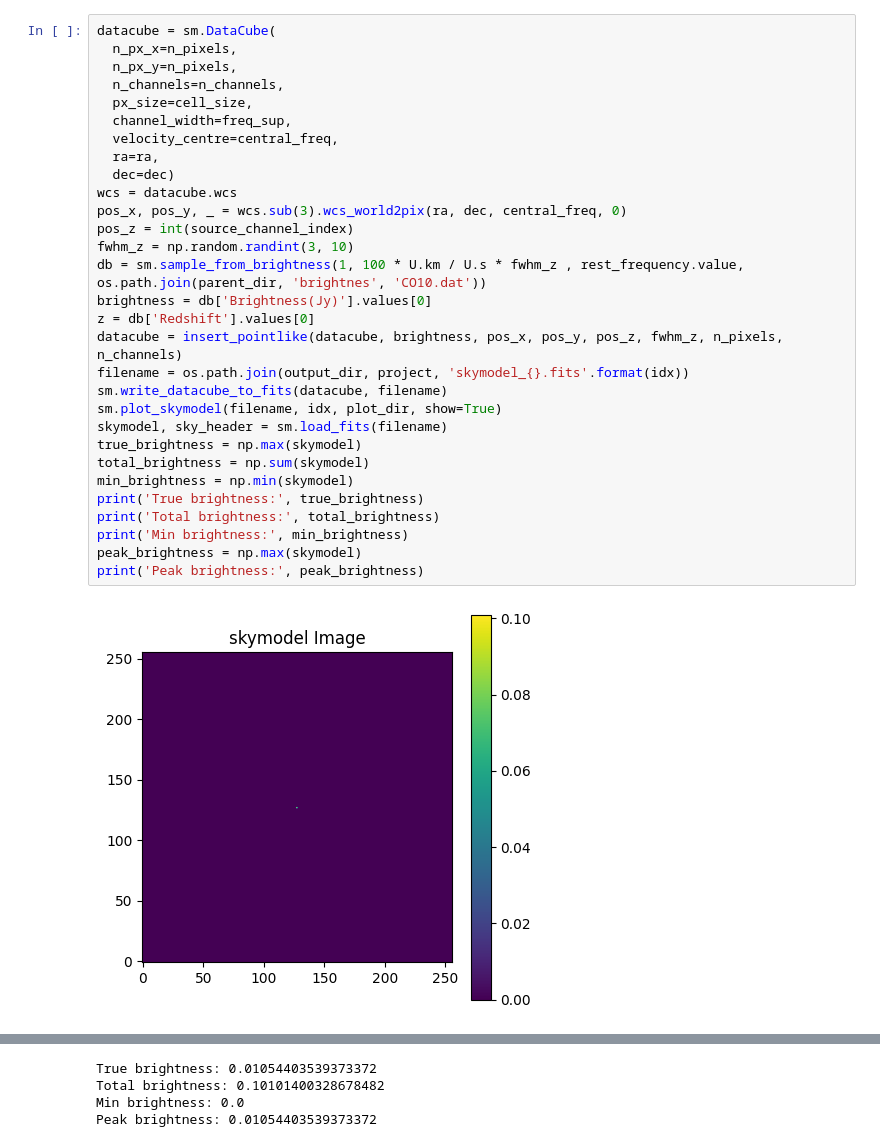
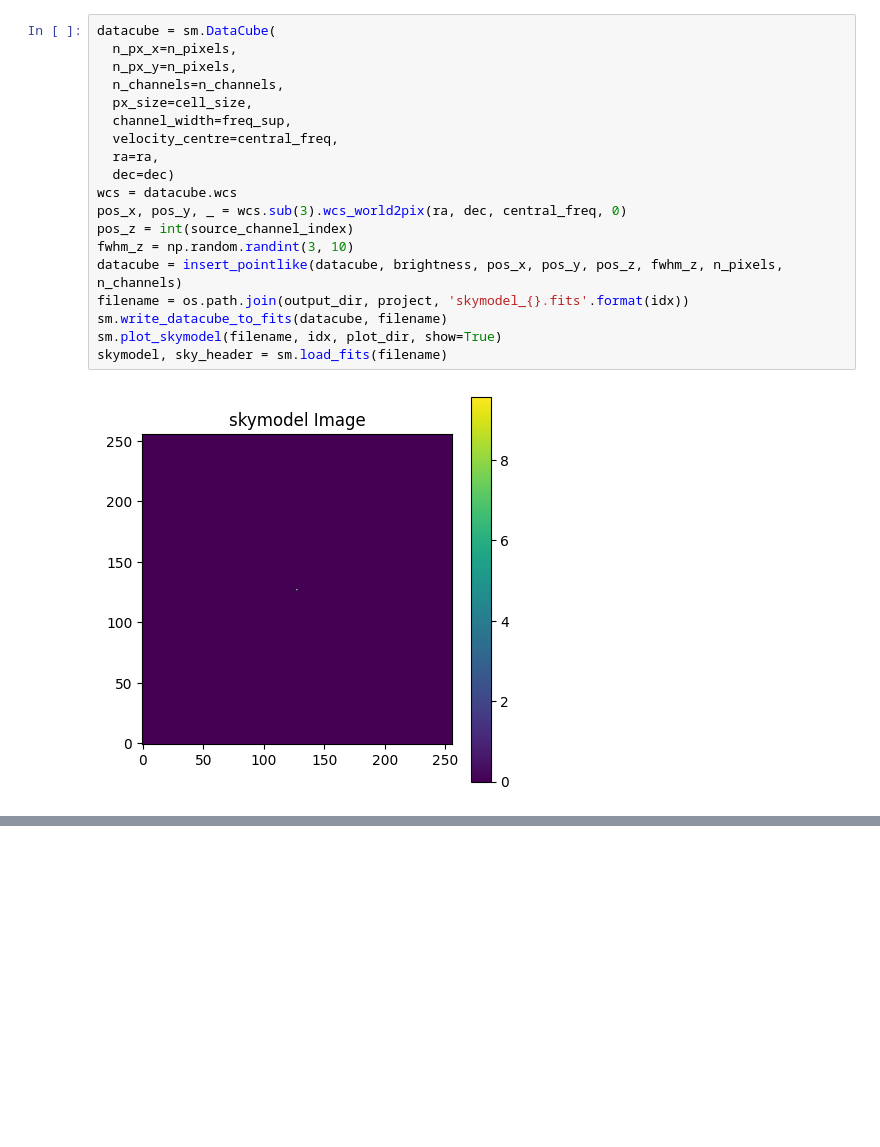
Before and after one commit to MicheleDelliVeneri/ALMASim, a Jupyter notebook: experimental/simulator-tester.ipynb, the cells around one changed output, grey strips where cells are left out. Drawn from its saved outputs; the diff is of its cells as text; blank space fills up the shorter version.

```diff
--- a/experimental/simulator-tester.ipynb
+++ b/experimental/simulator-tester.ipynb
@@ -303,32 +481,21 @@ Source Channel Index: 69
 # %%
 datacube = sm.DataCube(
   n_px_x=n_pixels,
   n_px_y=n_pixels,
   n_channels=n_channels,
   px_size=cell_size,
   channel_width=freq_sup,
   velocity_centre=central_freq,
   ra=ra,
   dec=dec)
 wcs = datacube.wcs
 pos_x, pos_y, _ = wcs.sub(3).wcs_world2pix(ra, dec, central_freq, 0)
 pos_z = int(source_channel_index)
 fwhm_z = np.random.randint(3, 10)
-db = sm.sample_from_brightness(1, 100 * U.km / U.s * fwhm_z , rest_frequency.value, os.path.join(parent_dir, 'brightnes', 'CO10.dat'))
-brightness = db['Brightness(Jy)'].values[0]
-z = db['Redshift'].values[0]
 datacube = insert_pointlike(datacube, brightness, pos_x, pos_y, pos_z, fwhm_z, n_pixels, n_channels)
 filename = os.path.join(output_dir, project, 'skymodel_{}.fits'.format(idx))
 sm.write_datacube_to_fits(datacube, filename)
 sm.plot_skymodel(filename, idx, plot_dir, show=True)
 skymodel, sky_header = sm.load_fits(filename)
-true_brightness = np.max(skymodel)
-total_brightness = np.sum(skymodel)
-min_brightness = np.min(skymodel)
-print('True brightness:', true_brightness)
-print('Total brightness:', total_brightness)
-print('Min brightness:', min_brightness)
-peak_brightness = np.max(skymodel)
-print('Peak brightness:', peak_brightness)
 # %% [output]
-[figure, old version]
+[figure, new version]
@@ -336,7 +503,3 @@ print('Peak brightness:', peak_brightness)
-True brightness: 0.01054403539373372
-Total brightness: 0.10101400328678482
-Min brightness: 0.0
-Peak brightness: 0.01054403539373372
 # %%
 simobserve(
     project=project,
```
Also changed, not shown: parts of 7 cells of this notebook, 1 other file.
